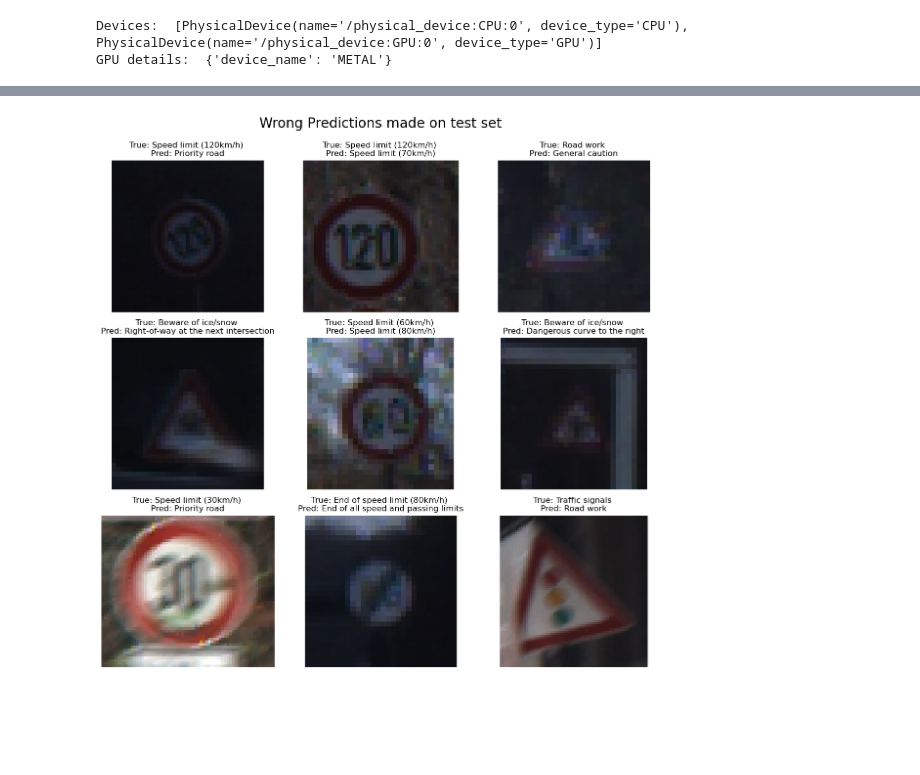
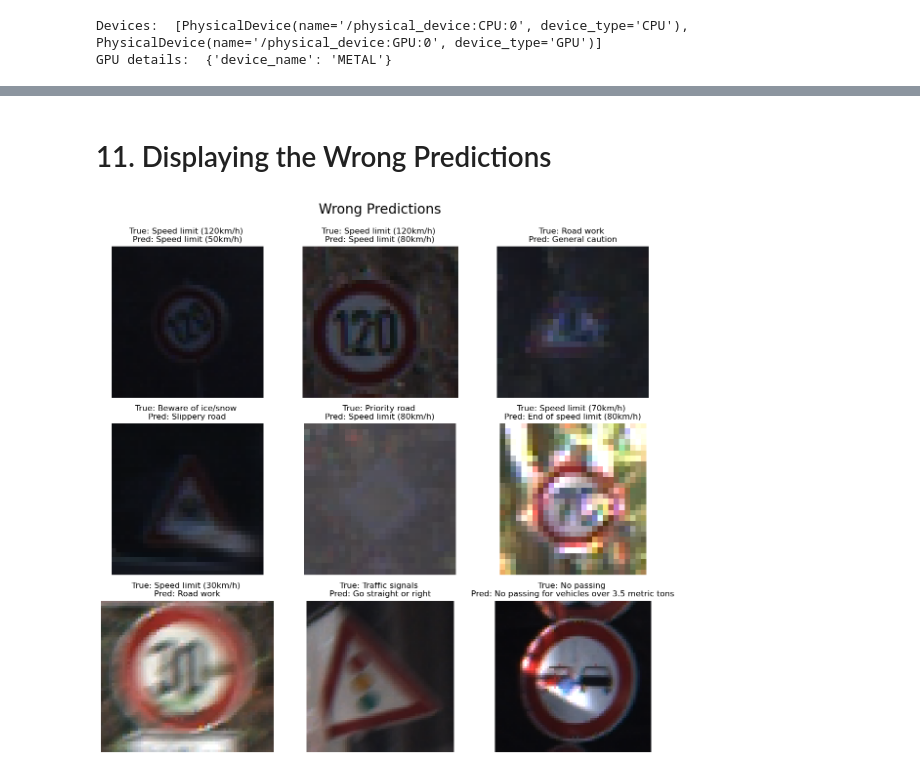
Before and after one commit to nehasawant4/Traffic-Sign-Recognition-CNN, a Jupyter notebook: TrafficSignRecognition.ipynb, the cells around one changed output, grey strips where cells are left out. Cells and saved outputs as stored; diff of their text form; code cells hidden in the pictures; blank space fills up the shorter version.

```diff
--- a/TrafficSignRecognition.ipynb
+++ b/TrafficSignRecognition.ipynb
@@ -42,7 +46,6 @@ from tensorflow.keras.callbacks import ReduceLROnPlateau
 data = []
 labels = []
 classes = 43
-cur_path = os.getcwd()
 
 # Retrieving the images and their labels
 for i in range(classes):
@@ -52,7 +55,7 @@ for i in range(classes):
     for j in images:
         try:
             image = Image.open(path + '/'+ j)
-            image = image.resize((30,30))
+            image = image.resize((32,32))
             image = np.array(image)
             data.append(image)
             labels.append(i)
@@ -126,0 +134,16 @@ y_test = to_categorical(y_test, 43)
+# %%
+# Display sample training data
+fig, ax = plt.subplots(nrows=3, ncols=3, figsize=(12, 12))
+idx = 0
+
+for i in range(3):
+    for j in range(3):
+        label = class_labels[np.argmax(y_train[idx])]
+        ax[i, j].set_title(f"{label}")
+        ax[i, j].imshow(X_train[idx])
+        ax[i, j].axis("off")
+        idx += 1
+
+plt.tight_layout(rect=[0, 0.03, 1, 0.95])
+plt.suptitle("Sample Training Images", fontsize=20)
+plt.show()
@@ -252,7 +285,4 @@ plt.show()
 # %%
-# testing accuracy on test dataset
-from sklearn.metrics import accuracy_score
-
 # Importing the test dataset
 y_test = pd.read_csv('TSR_Data/Test.csv')
 
@@ -265,7 +295,7 @@ data=[]
 with tf.device('/GPU:0'):
     for img in imgs:
         image = Image.open('TSR_Data/'+img)
-        image = image.resize([30, 30])
+        image = image.resize([32, 32])
         data.append(np.array(image))
 
 X_test=np.array(data)
@@ -304,29 +337,31 @@ plt.show()
+# %% [markdown]
+# 11. Displaying the Wrong Predictions
 # %%
 # Identify wrong predictions
 errors = (labels != pred)
 y_true_errors = labels[errors]
 y_pred_errors = pred[errors]
 test_img_errors = np.asarray(imgs)[errors]
 
 # Display wrong predictions
 fig, ax = plt.subplots(nrows=3, ncols=3, figsize=(12, 12))
 idx = 0
 
 for i in range(3):
     for j in range(3):
         if idx < len(test_img_errors):
             true_label = class_labels[y_true_errors[idx]]
             predicted_label = class_labels[y_pred_errors[idx]]
             ax[i, j].set_title(f"True: {true_label} \nPred: {predicted_label}")
             img_path = os.path.join('TSR_Data', test_img_errors[idx])
             img = cv2.imread(img_path)
             img = cv2.cvtColor(img, cv2.COLOR_BGR2RGB)
             ax[i, j].imshow(img)
             ax[i, j].axis("off")
             idx += 1
 
 plt.tight_layout(rect=[0, 0.03, 1, 0.95])
-plt.suptitle('Wrong Predictions made on test set', fontsize=20)
+plt.suptitle('Wrong Predictions', fontsize=20)
 plt.show()
 # %% [output]
-[figure, old version]
+[figure, new version]
```
Also changed, not shown: parts of 20 cells of this notebook.
